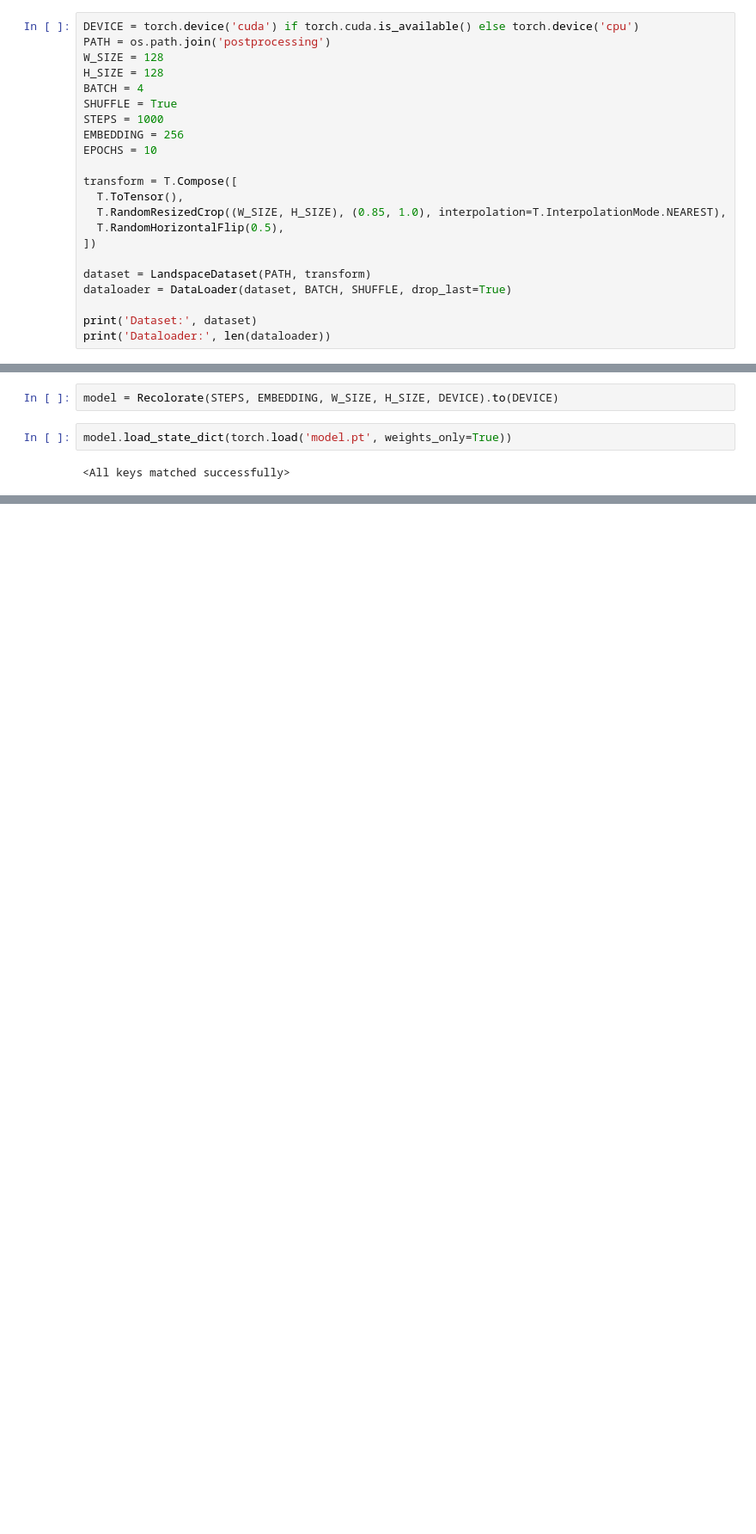
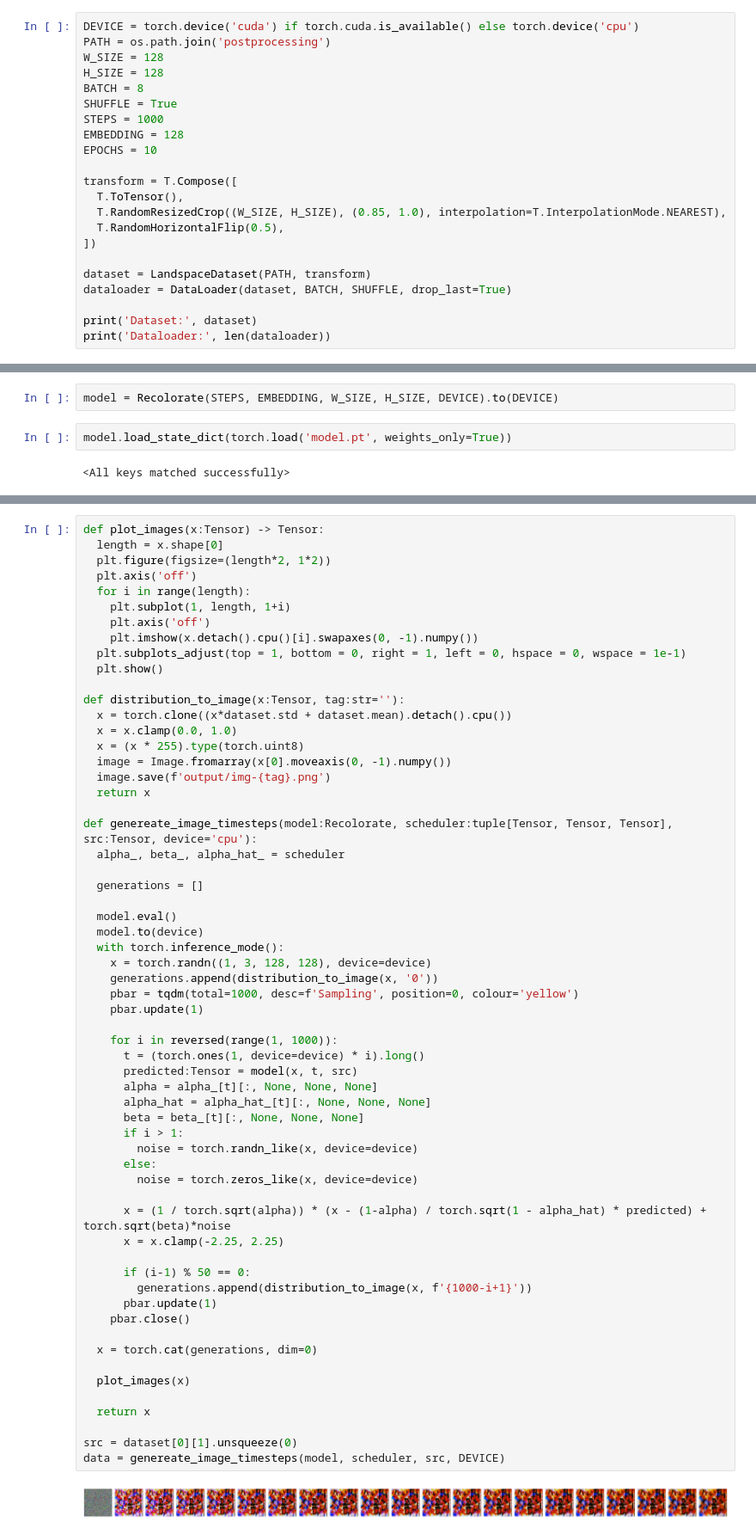
Before and after one commit to ggonzalesd/diffusion-recolorize, a Jupyter notebook: workflow.ipynb, the cells around one changed output, grey strips where cells are left out. Shown at 86% size. Drawn from its saved outputs; the diff is of its cells as text; blank space fills up the shorter version.

```diff
--- a/workflow.ipynb
+++ b/workflow.ipynb
@@ -106,10 +106,10 @@ DEVICE = torch.device('cuda') if torch.cuda.is_available() else torch.device('cp
 PATH = os.path.join('postprocessing')
 W_SIZE = 128
 H_SIZE = 128
-BATCH = 4
+BATCH = 8
 SHUFFLE = True
 STEPS = 1000
-EMBEDDING = 256
+EMBEDDING = 128
 EPOCHS = 10
 
 transform = T.Compose([
@@ -137,3 +137,65 @@ model.load_state_dict(torch.load('model.pt', weights_only=True))
 loss_fn = nn.MSELoss()
 scheduler = cosine_scheduler(STEPS, DEVICE)
+# %%
+def plot_images(x:Tensor) -> Tensor:
+  length = x.shape[0]
+  plt.figure(figsize=(length*2, 1*2))
+  plt.axis('off')
+  for i in range(length):
+    plt.subplot(1, length, 1+i)
+    plt.axis('off')
+    plt.imshow(x.detach().cpu()[i].swapaxes(0, -1).numpy())
+  plt.subplots_adjust(top = 1, bottom = 0, right = 1, left = 0, hspace = 0, wspace = 1e-1)
+  plt.show()
+
+def distribution_to_image(x:Tensor, tag:str=''):
+  x = torch.clone((x*dataset.std + dataset.mean).detach().cpu())
+  x = x.clamp(0.0, 1.0)
+  x = (x * 255).type(torch.uint8)
+  image = Image.fromarray(x[0].moveaxis(0, -1).numpy())
+  image.save(f'output/img-{tag}.png')
+  return x
+
+def genereate_image_timesteps(model:Recolorate, scheduler:tuple[Tensor, Tensor, Tensor], src:Tensor, device='cpu'):
+  alpha_, beta_, alpha_hat_ = scheduler
+
+  generations = []
+
+  model.eval()
+  model.to(device)
+  with torch.inference_mode():
+    x = torch.randn((1, 3, 128, 128), device=device)
+    generations.append(distribution_to_image(x, '0'))
+    pbar = tqdm(total=1000, desc=f'Sampling', position=0, colour='yellow')
+    pbar.update(1)
+
+    for i in reversed(range(1, 1000)):
+      t = (torch.ones(1, device=device) * i).long()
+      predicted:Tensor = model(x, t, src)
+      alpha = alpha_[t][:, None, None, None]
+      alpha_hat = alpha_hat_[t][:, None, None, None]
+      beta = beta_[t][:, None, None, None]
+      if i > 1:
+        noise = torch.randn_like(x, device=device)
+      else:
+        noise = torch.zeros_like(x, device=device)
+
+      x = (1 / torch.sqrt(alpha)) * (x - (1-alpha) / torch.sqrt(1 - alpha_hat) * predicted) + torch.sqrt(beta)*noise
+      x = x.clamp(-2.25, 2.25)
+
+      if (i-1) % 50 == 0:
+        generations.append(distribution_to_image(x, f'{1000-i+1}'))
+      pbar.update(1)
+    pbar.close()
+
+  x = torch.cat(generations, dim=0)
+
+  plot_images(x)
+
+  return x
+
+src = dataset[0][1].unsqueeze(0)
+data = genereate_image_timesteps(model, scheduler, src, DEVICE)
+# %% [output]
+[figure, added]
 # %%
```
Also changed, not shown: parts of 6 cells of this notebook, 4 other files.
